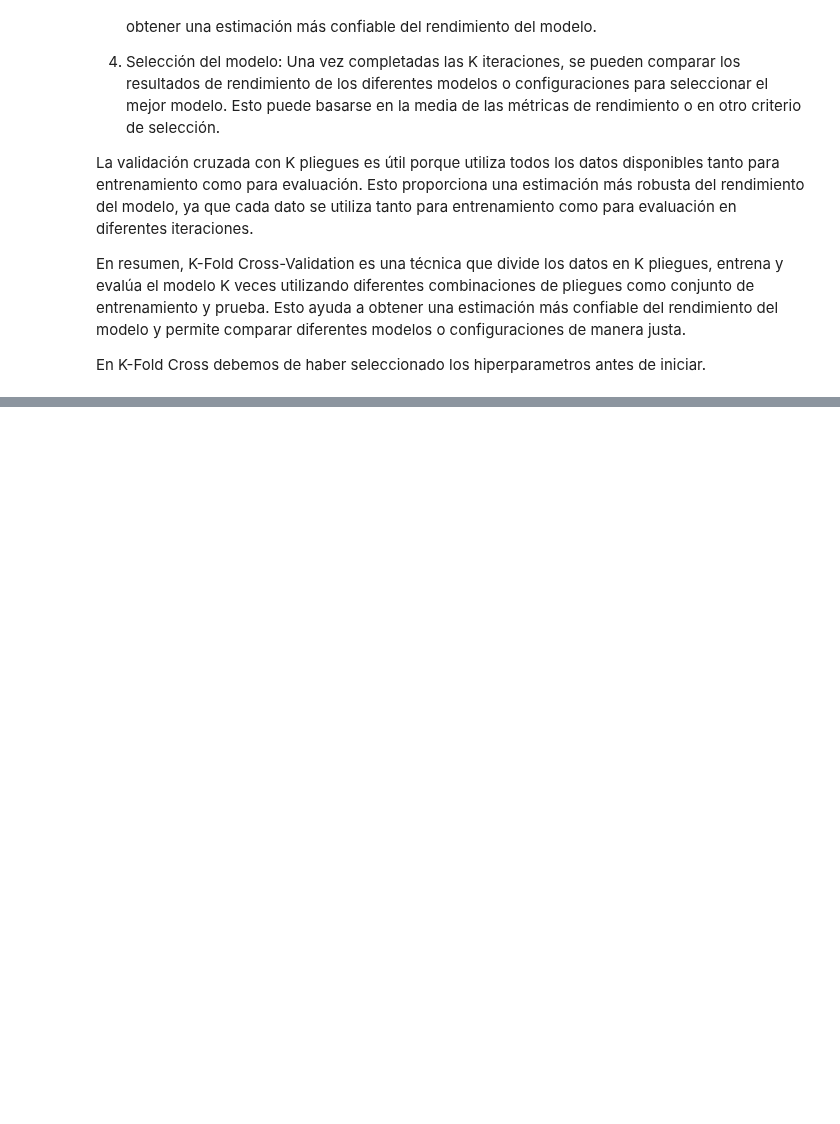
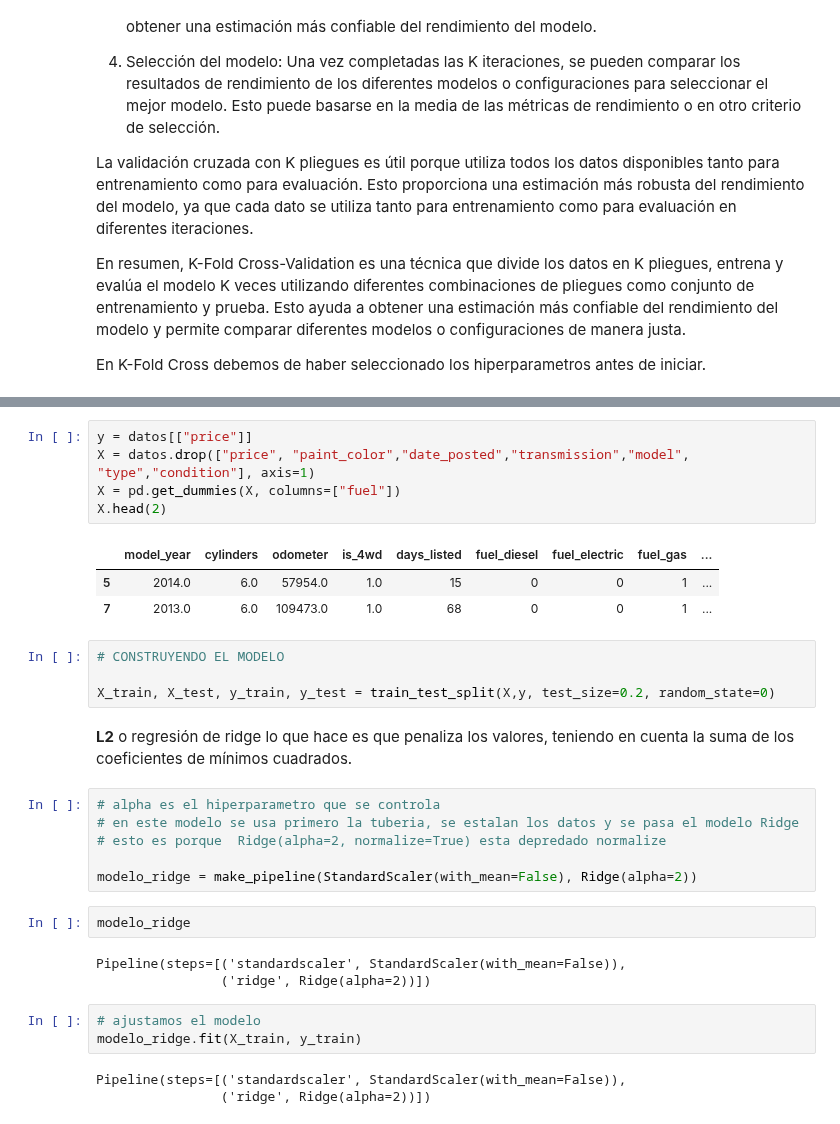
Before and after one commit to onavarrete04/Introduccion-Ciencia-Datos, a Jupyter notebook: 2023_MML.ipynb, the cells around one changed output, grey strips where cells are left out. Cells and saved outputs as stored; diff of their text form; blank space fills up the shorter version.

```diff
--- a/2023_MML.ipynb
+++ b/2023_MML.ipynb
@@ -1203,0 +1261,32 @@ En K-Fold Cross debemos de haber seleccionado los hiperparametros antes de inici
+# %%
+y = datos[["price"]]
+X = datos.drop(["price", "paint_color","date_posted","transmission","model", "type","condition"], axis=1)
+X = pd.get_dummies(X, columns=["fuel"])
+X.head(2)
+# %% [output]
+|  | model_year | cylinders | odometer | is_4wd | days_listed | fuel_diesel | fuel_electric | fuel_gas | ... |
+| 5 | 2014.0 | 6.0 | 57954.0 | 1.0 | 15 | 0 | 0 | 1 | ... |
+| 7 | 2013.0 | 6.0 | 109473.0 | 1.0 | 68 | 0 | 0 | 1 | ... |
+# %%
+# CONSTRUYENDO EL MODELO
+
+X_train, X_test, y_train, y_test = train_test_split(X,y, test_size=0.2, random_state=0)
+# %% [markdown]
+__L2__ o regresión de ridge lo que hace es que penaliza los valores, teniendo en cuenta la suma de los coeficientes de mínimos cuadrados.
+# %%
+# alpha es el hiperparametro que se controla
+# en este modelo se usa primero la tuberia, se estalan los datos y se pasa el modelo Ridge
+# esto es porque  Ridge(alpha=2, normalize=True) esta depredado normalize
+
+modelo_ridge = make_pipeline(StandardScaler(with_mean=False), Ridge(alpha=2))
+# %%
+modelo_ridge
+# %% [output]
+Pipeline(steps=[('standardscaler', StandardScaler(with_mean=False)),
+                ('ridge', Ridge(alpha=2))])
+# %%
+# ajustamos el modelo
+modelo_ridge.fit(X_train, y_train)
+# %% [output]
+Pipeline(steps=[('standardscaler', StandardScaler(with_mean=False)),
+                ('ridge', Ridge(alpha=2))])
```
Also changed, not shown: parts of 65 cells of this notebook.
